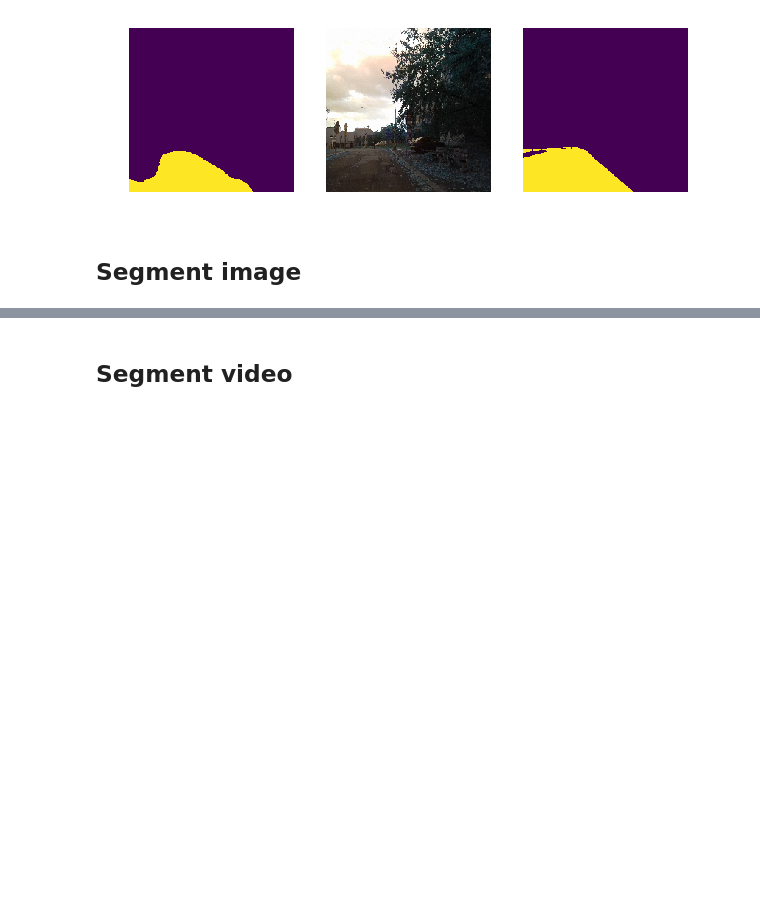
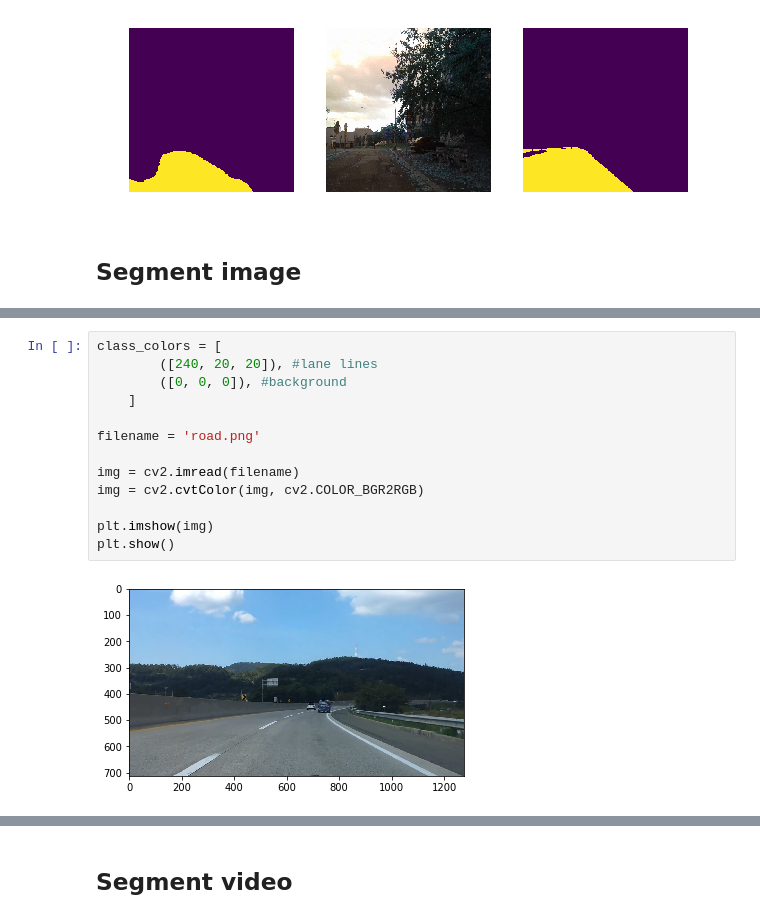
Before and after one commit to experiencor/semantic-lane-detection, a Jupyter notebook: Lane Detection.ipynb, the cells around one changed output, grey strips where cells are left out. Drawn from its saved outputs; the diff is of its cells as text; blank space fills up the shorter version.

```diff
--- a/Lane Detection.ipynb
+++ b/Lane Detection.ipynb
@@ -547,0 +914,15 @@ show_image(image[:,:,::-1])
+# %%
+class_colors = [
+        ([240, 20, 20]), #lane lines
+        ([0, 0, 0]), #background
+    ]
+
+filename = 'road.png'
+
+img = cv2.imread(filename)
+img = cv2.cvtColor(img, cv2.COLOR_BGR2RGB)
+
+plt.imshow(img)
+plt.show()
+# %% [output]
+[figure, added]
```
Also changed, not shown: parts of 21 cells of this notebook, 3 other files.
